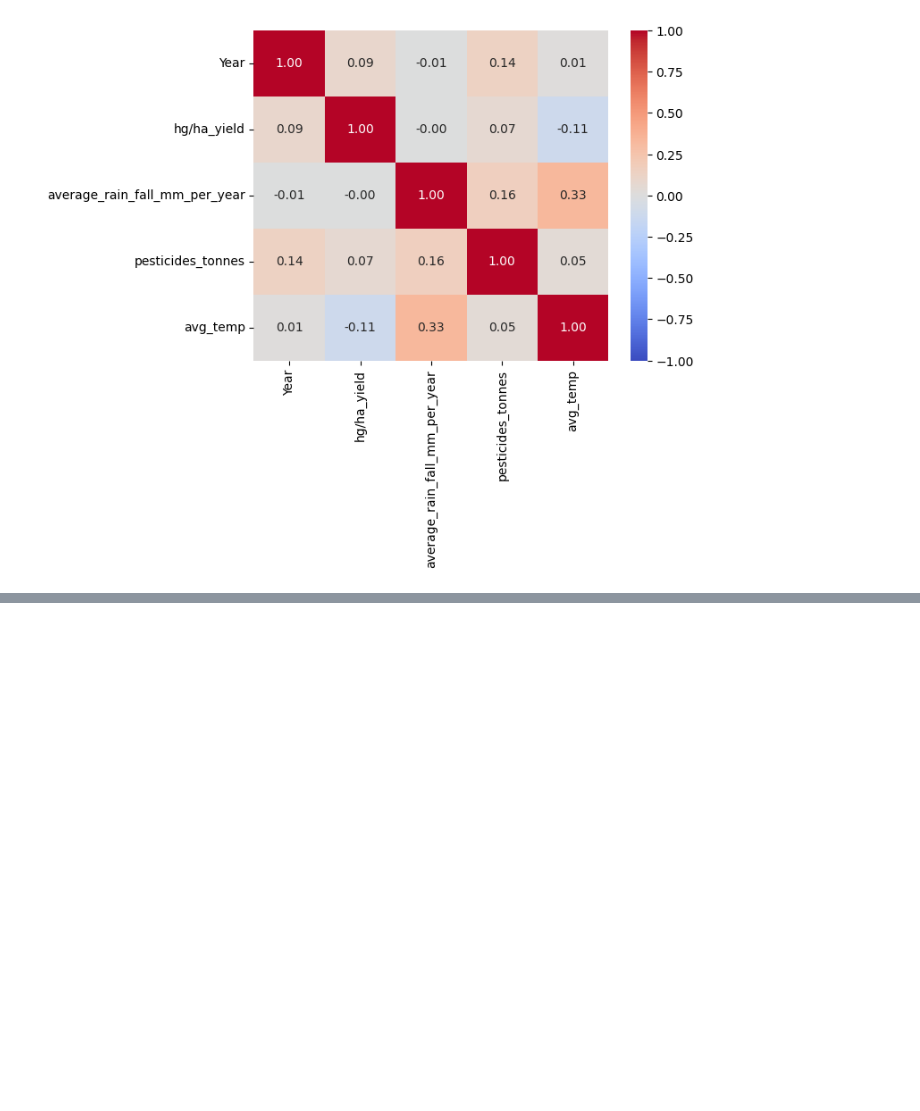
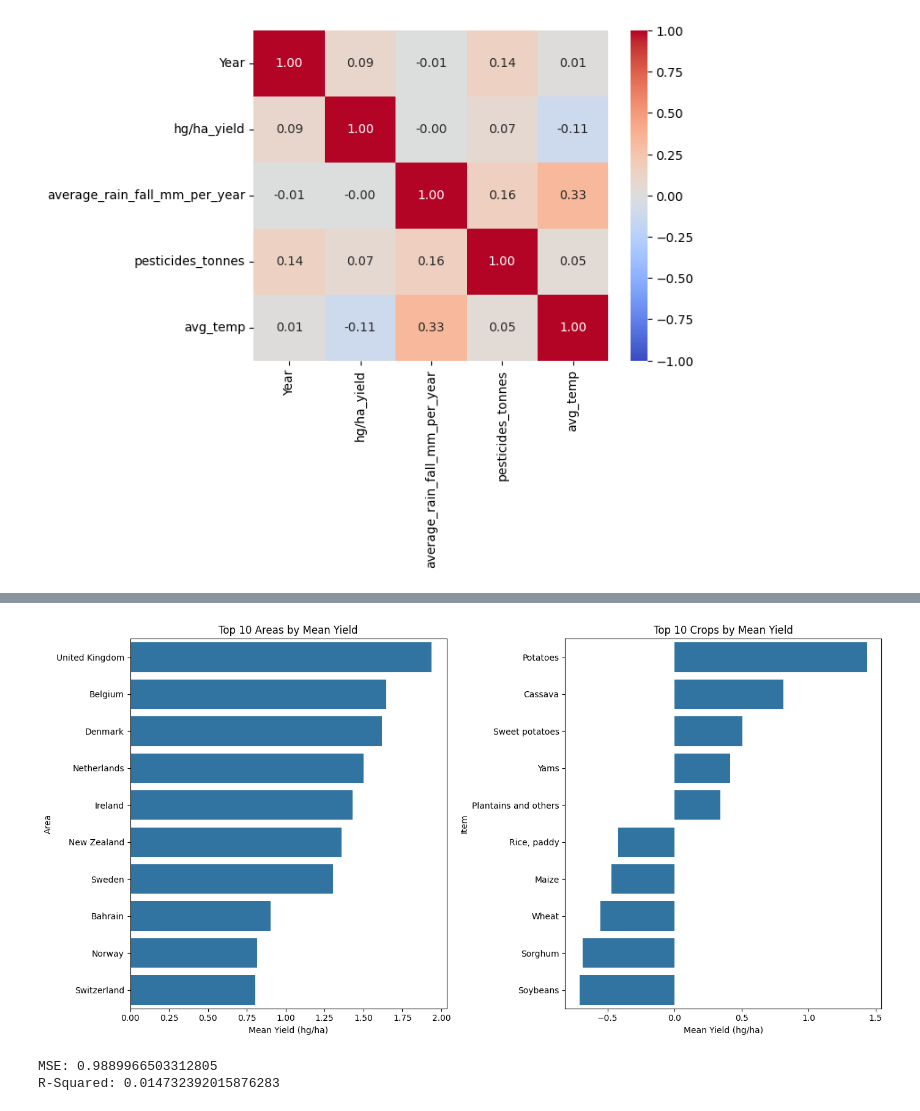
Before and after one commit to kv22aac/final-project-crop-yield-prediction, a Jupyter notebook: test.ipynb, the cells around one changed output, grey strips where cells are left out. Drawn from its saved outputs; the diff is of its cells as text; code cells hidden in the pictures; blank space fills up the shorter version.

```diff
--- a/test.ipynb
+++ b/test.ipynb
@@ -97,0 +120,21 @@ sns.heatmap(corr,annot=True, cmap='coolwarm', fmt=".2f",vmin=-1)
+# %%
+# Visualizing yield by Area and Item
+# Top 10 areas and crops by mean yield
+top_areas = data.groupby('Area')['hg/ha_yield'].mean().sort_values(ascending=False).head(10)
+top_items = data.groupby('Item')['hg/ha_yield'].mean().sort_values(ascending=False).head(10)
+
+plt.figure(figsize=(14, 7))
+plt.subplot(1, 2, 1)
+sns.barplot(x=top_areas.values, y=top_areas.index)
+plt.title('Top 10 Areas by Mean Yield')
+plt.xlabel('Mean Yield (hg/ha)')
+
+plt.subplot(1, 2, 2)
+sns.barplot(x=top_items.values, y=top_items.index)
+plt.title('Top 10 Crops by Mean Yield')
+plt.xlabel('Mean Yield (hg/ha)')
+
+plt.tight_layout()
+plt.show()
+# %% [output]
+[figure, added]
@@ -97,0 +161,5 @@ sns.heatmap(corr,annot=True, cmap='coolwarm', fmt=".2f",vmin=-1)
+# %%
+print(f'MSE: {mse} \nR-Squared: {r2}')
+# %% [output]
+MSE: 0.9889966503312805
+R-Squared: 0.014732392015876283
```
Also changed, not shown: parts of 6 cells of this notebook, 1 other file.
